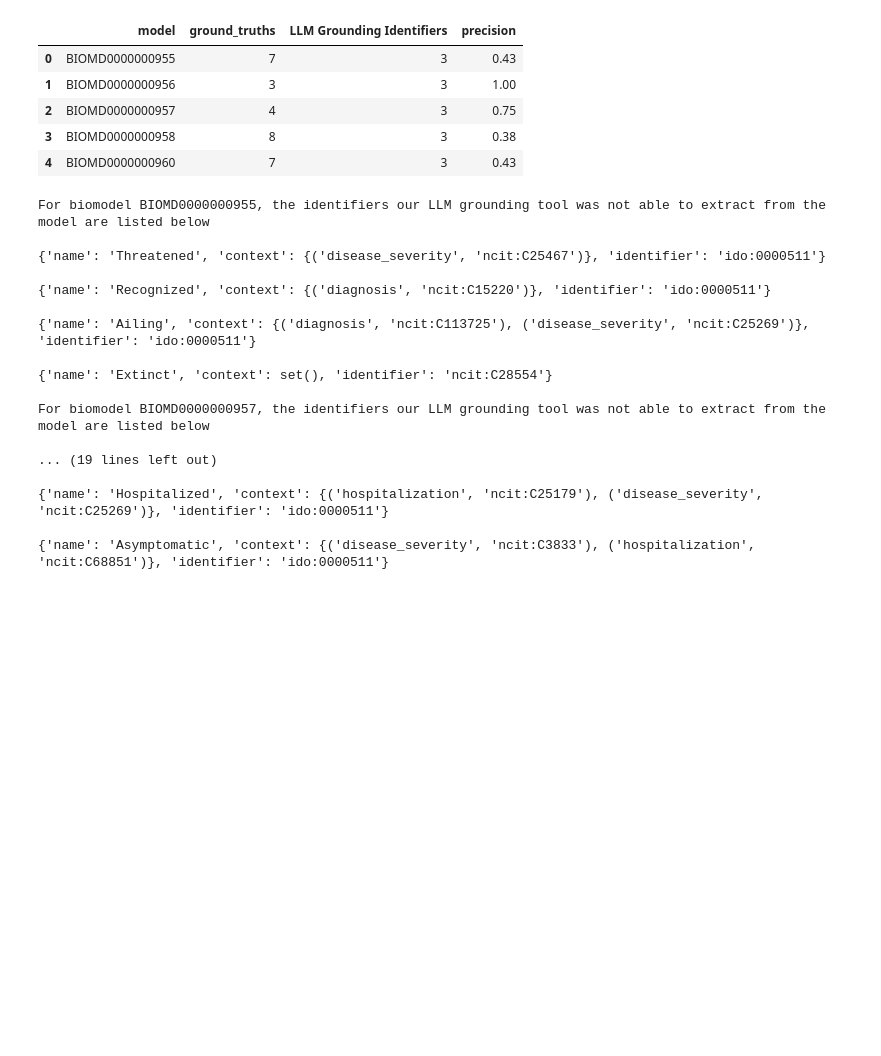
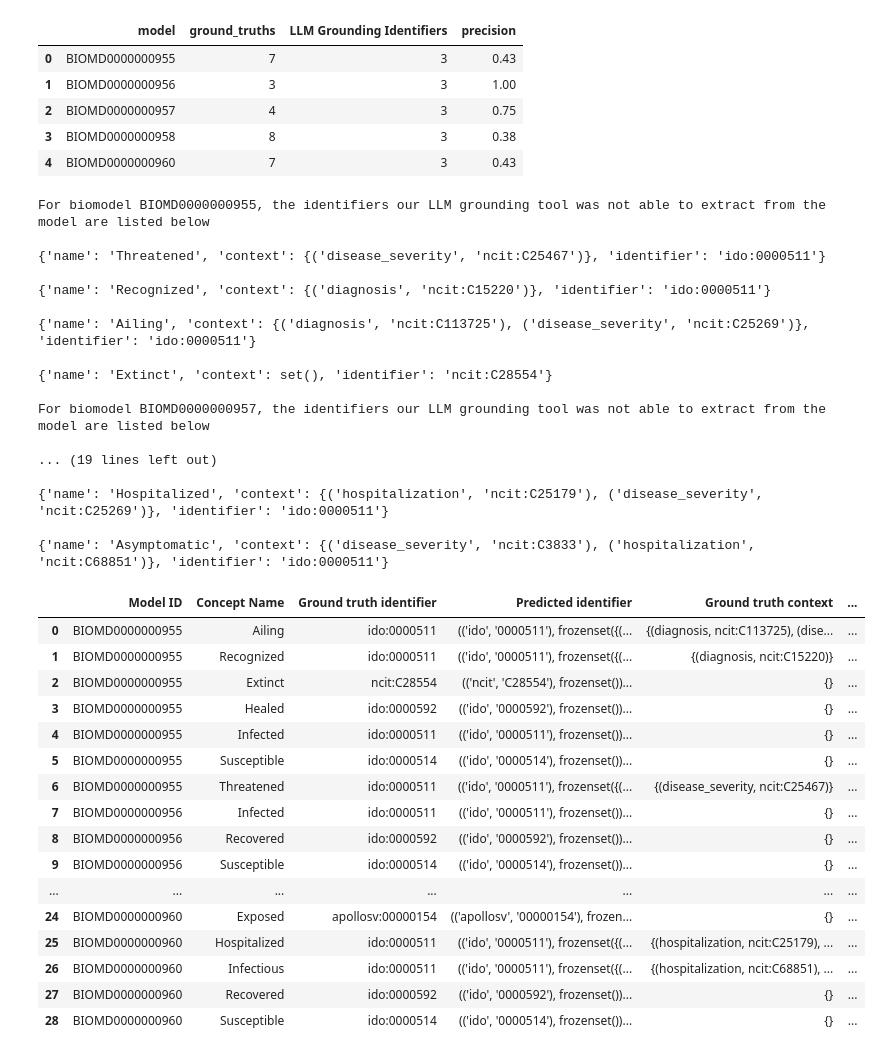
Before and after one commit to gyorilab/mira, a Jupyter notebook: notebooks/llm_grounding_evaluation.ipynb, the cells around one changed output. Drawn from its saved outputs; the diff is of its cells as text; code cells hidden in the pictures; blank space fills up the shorter version.

Commit message:
Add comparison table

```diff
--- a/notebooks/llm_grounding_evaluation.ipynb
+++ b/notebooks/llm_grounding_evaluation.ipynb
@@ -363,0 +362,77 @@ table_rows = []
+# %%
+model_concept_to_predicted_concept_map = {}
+for model_id in model_ids:
+    tm_ground_truths = dd_llm[model_id]
+    model_concept_to_predicted_concept_map[model_id] = {}
+    for key, concept_dict in tm_ground_truths.items():
+        # special-case where the creators of biomodel BIOMD0000000957 denote their "Confirmed" compartment as "E'" in their system
+        # of equations
+        if (
+            model_id == "BIOMD0000000957"
+            and concept_dict["name"] == "Confirmed"
+        ):
+            model_concept_to_predicted_concept_map[model_id][key] = tms[
+                model_id
+            ].get_concept("E")
+        else:
+            model_concept_to_predicted_concept_map[model_id][key] = tms[
+                model_id
+            ].get_concept(concept_dict["name"][0])
+# %%
+# Since some of the ground truths compartments don't have contexts, we classify a match if the template model
+# returned from our llm grounded solution has a concept with matching identifier as the ground truth compartment
+# with no context even if the llm grounded concept does have additional info such as context
+
+table_rows = []
+columns = [
+    "Model ID",
+    "Concept Name",
+    "Ground truth identifier",
+    "Predicted identifier",
+    "Ground truth context",
+    "Predicted context",
+]
+for model_id in model_ids:
+    tm_ground_truths = dd_llm[model_id]
+    for key, concept_dict in tm_ground_truths.items():
+        curie_prefix, curie_value = next(
+            iter(
+                model_concept_to_predicted_concept_map[model_id][
+                    key
+                ].identifiers.items()
+            )
+        )
+        predicted_identifier = f"{key}:{value}"
+        predicted_context = model_concept_to_predicted_concept_map[model_id][
+            key
+        ].context
+        table_rows.append(
+            (
+                model_id,
+                concept_dict["name"],
+                concept_dict["identifier"],
+                predicted_identifier,
+                concept_dict["context"],
+                predicted_context,
+            )
+        )
+pd.set_option("display.max_colwidth", None)
+pd.DataFrame(table_rows, columns=columns)
+# %% [output]
+|  | Model ID | Concept Name | Ground truth identifier | Predicted identifier | Ground truth context | ... |
+| 0 | BIOMD0000000955 | Ailing | ido:0000511 | (('ido', '0000511'), frozenset({(... | {(diagnosis, ncit:C113725), (dise... | ... |
+| 1 | BIOMD0000000955 | Recognized | ido:0000511 | (('ido', '0000511'), frozenset({(... | {(diagnosis, ncit:C15220)} | ... |
+| 2 | BIOMD0000000955 | Extinct | ncit:C28554 | (('ncit', 'C28554'), frozenset())... | {} | ... |
+| 3 | BIOMD0000000955 | Healed | ido:0000592 | (('ido', '0000592'), frozenset())... | {} | ... |
+| 4 | BIOMD0000000955 | Infected | ido:0000511 | (('ido', '0000511'), frozenset())... | {} | ... |
+| 5 | BIOMD0000000955 | Susceptible | ido:0000514 | (('ido', '0000514'), frozenset())... | {} | ... |
+| 6 | BIOMD0000000955 | Threatened | ido:0000511 | (('ido', '0000511'), frozenset({(... | {(disease_severity, ncit:C25467)} | ... |
+| 7 | BIOMD0000000956 | Infected | ido:0000511 | (('ido', '0000511'), frozenset())... | {} | ... |
+| 8 | BIOMD0000000956 | Recovered | ido:0000592 | (('ido', '0000592'), frozenset())... | {} | ... |
+| 9 | BIOMD0000000956 | Susceptible | ido:0000514 | (('ido', '0000514'), frozenset())... | {} | ... |
+| ... | ... | ... | ... | ... | ... | ... |
+| 24 | BIOMD0000000960 | Exposed | apollosv:00000154 | (('apollosv', '00000154'), frozen... | {} | ... |
+| 25 | BIOMD0000000960 | Hospitalized | ido:0000511 | (('ido', '0000511'), frozenset({(... | {(hospitalization, ncit:C25179), ... | ... |
+| 26 | BIOMD0000000960 | Infectious | ido:0000511 | (('ido', '0000511'), frozenset({(... | {(hospitalization, ncit:C68851), ... | ... |
+| 27 | BIOMD0000000960 | Recovered | ido:0000592 | (('ido', '0000592'), frozenset())... | {} | ... |
+| 28 | BIOMD0000000960 | Susceptible | ido:0000514 | (('ido', '0000514'), frozenset())... | {} | ... |
```
Also changed, not shown: parts of 5 cells of this notebook.
